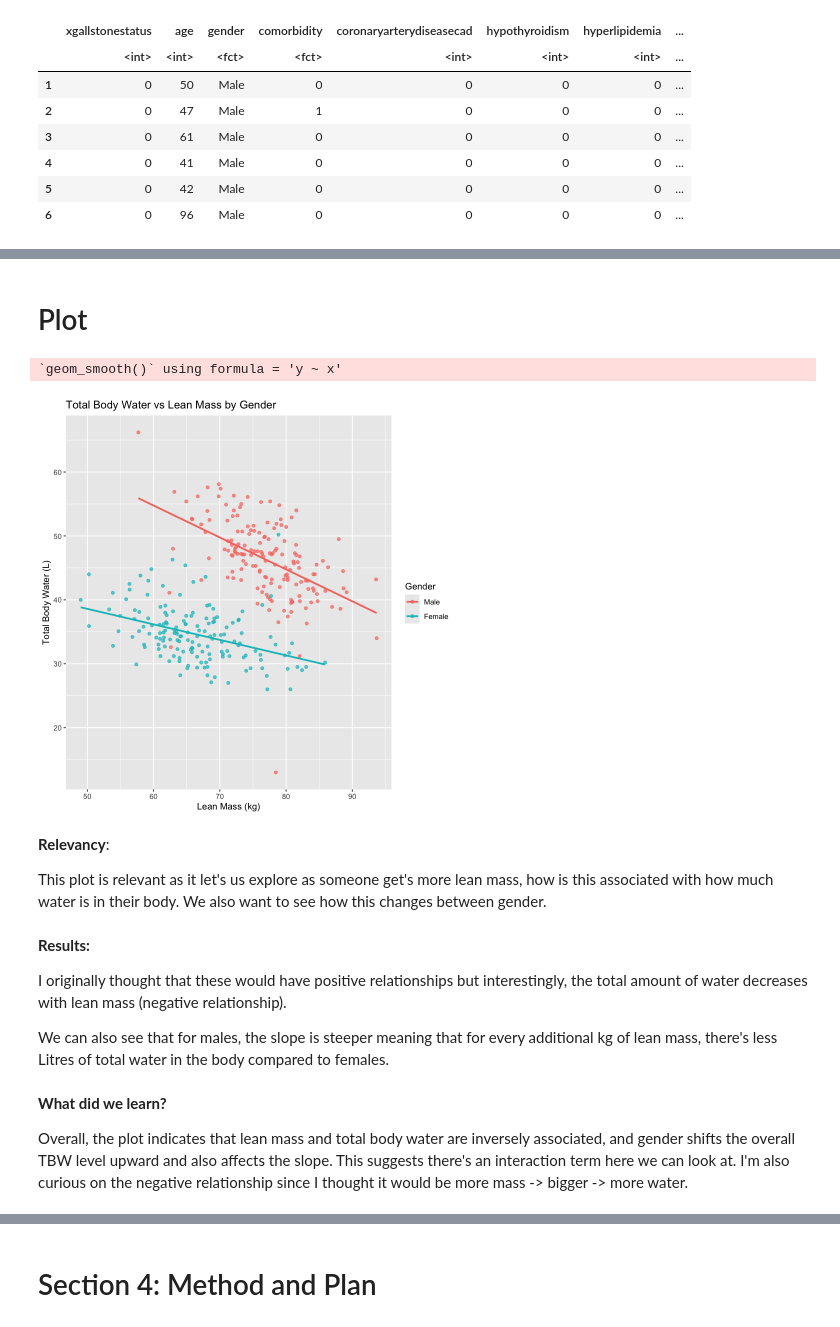
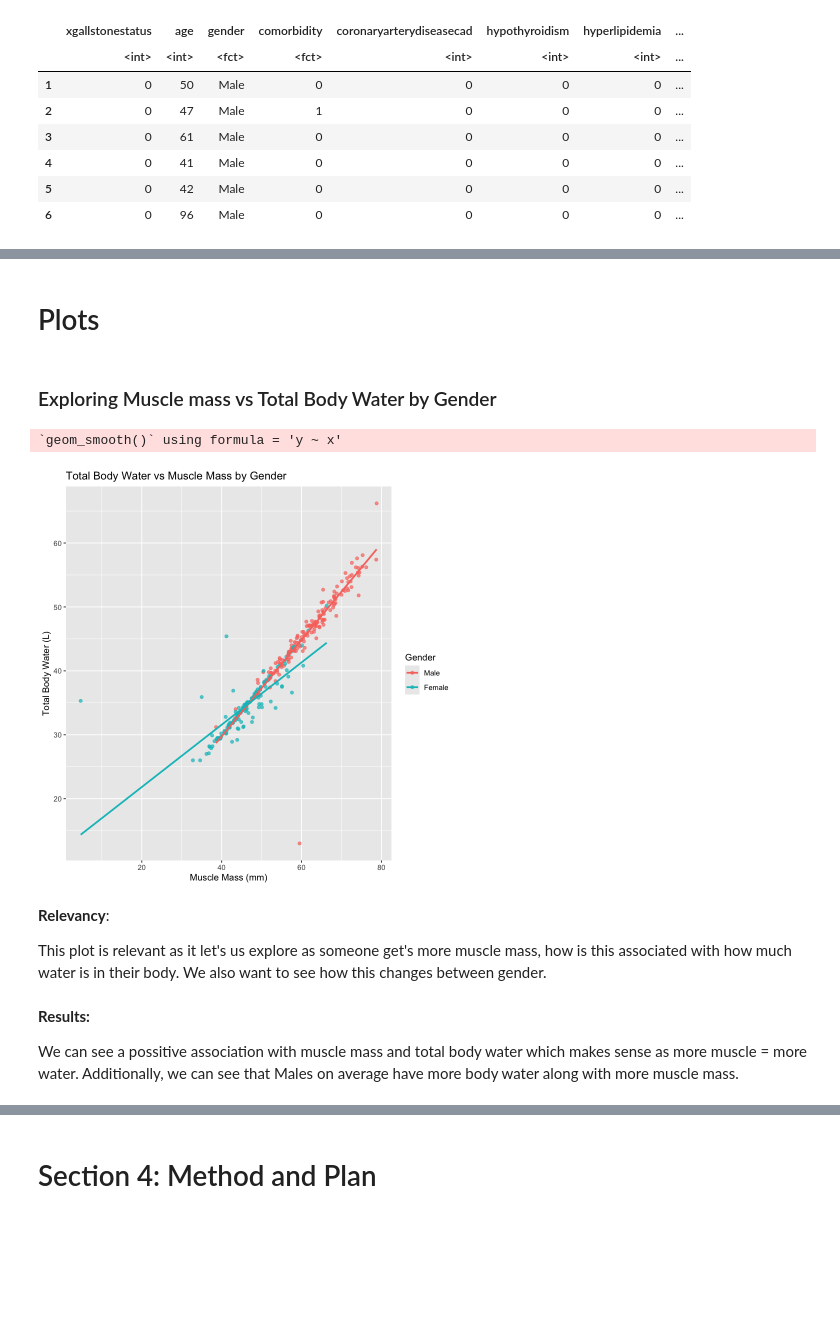
Before and after one commit to calvingdu/stat301_group20, a Jupyter notebook: final/final.ipynb, the cells around one changed output, grey strips where cells are left out. Cells and saved outputs as stored; diff of their text form; code cells hidden in the pictures; blank space fills up the shorter version.

```diff
--- a/final/final.ipynb
+++ b/final/final.ipynb
@@ -163,25 +221,25 @@ A data.frame: 6 × 39
 # %% [markdown]
-# Plot
+# Plots
+# %% [markdown]
+### Exploring Muscle mass vs Total Body Water by Gender
 # %%
-ggplot(df, aes(x = leanmasslm, y = totalbodywatertbw, color = gender)) +
+ggplot(df, aes(x = musclemassmm, y = totalbodywatertbw, color = gender)) +
   geom_point(alpha = 0.7) +
   geom_smooth(method = "lm", se = FALSE) +
   labs(
-    title = "Total Body Water vs Lean Mass by Gender",
-    x = "Lean Mass (kg)",
+    title = "Total Body Water vs Muscle Mass by Gender",
+    x = "Muscle Mass (mm)",
     y = "Total Body Water (L)",
     color = "Gender"
   )
 # %% [output]
 `geom_smooth()` using formula = 'y ~ x'
-[figure, old version]
+[figure, new version]
 # %% [markdown]
 **Relevancy**:
 
-This plot is relevant as it let's us explore as someone get's more lean mass, how is this associated with how much water is in their body. We also want to see how this changes between gender.
+This plot is relevant as it let's us explore as someone get's more muscle mass, how is this associated with how much water is in their body. We also want to see how this changes between gender.
 # %% [markdown]
 **Results:**
 
-I originally thought that these would have positive relationships but interestingly, the total amount of water decreases with lean mass (negative relationship).
-
-We can also see that for males, the slope is steeper meaning that for every additional kg of lean mass, there's less Litres of total water in the body compared to females.
+We can see a possitive association with muscle mass and total body water which makes sense as more muscle = more water. Additionally, we can see that Males on average have more body water along with more muscle mass.
@@ -198,4 +245,0 @@ ggplot(df, aes(x = height, y = totalbodywatertbw, color = gender)) +
-# %% [markdown]
-**What did we learn?**
-
-Overall, the plot indicates that lean mass and total body water are inversely associated, and gender shifts the overall TBW level upward and also affects the slope. This suggests there's an interaction term here we can look at. I'm also curious on the negative relationship since I thought it would be more mass -> bigger -> more water.
```
Also changed, not shown: parts of 15 cells of this notebook, 2 other files.
